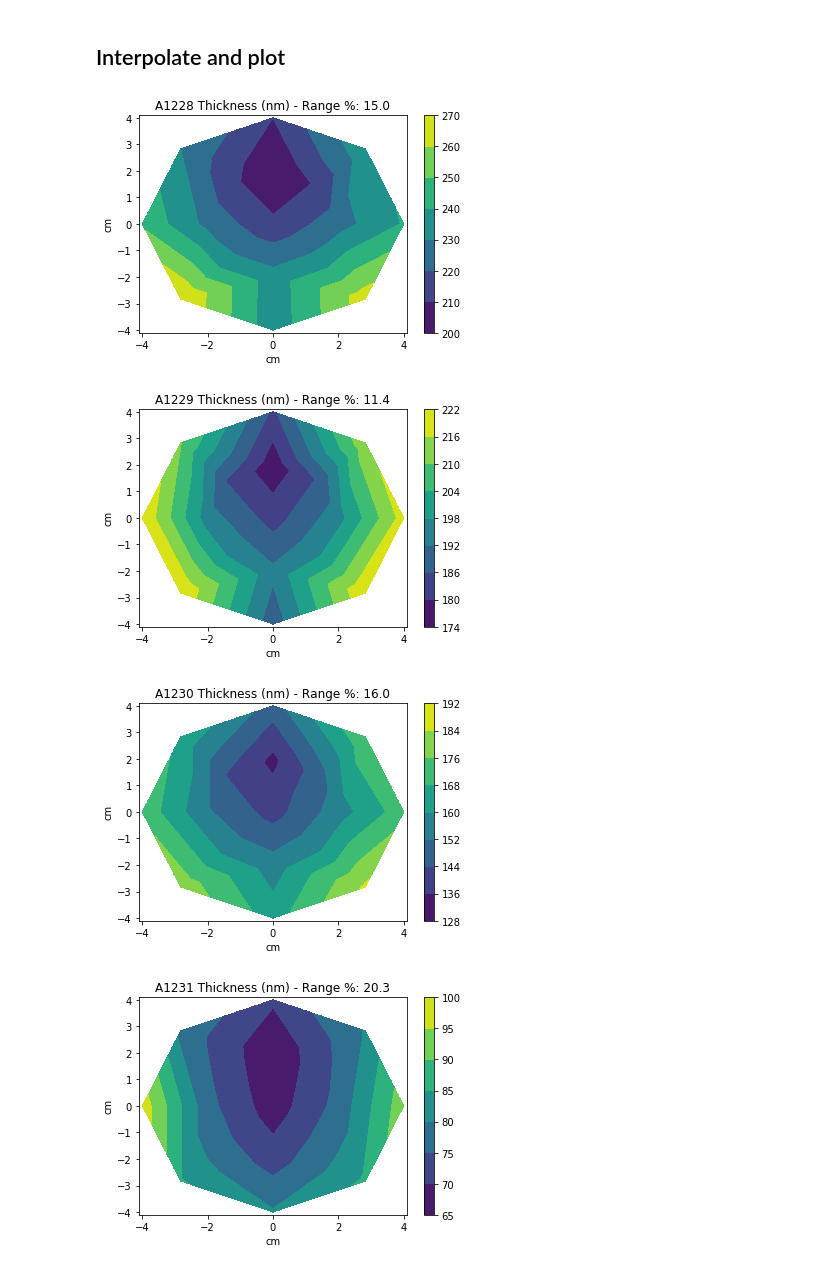
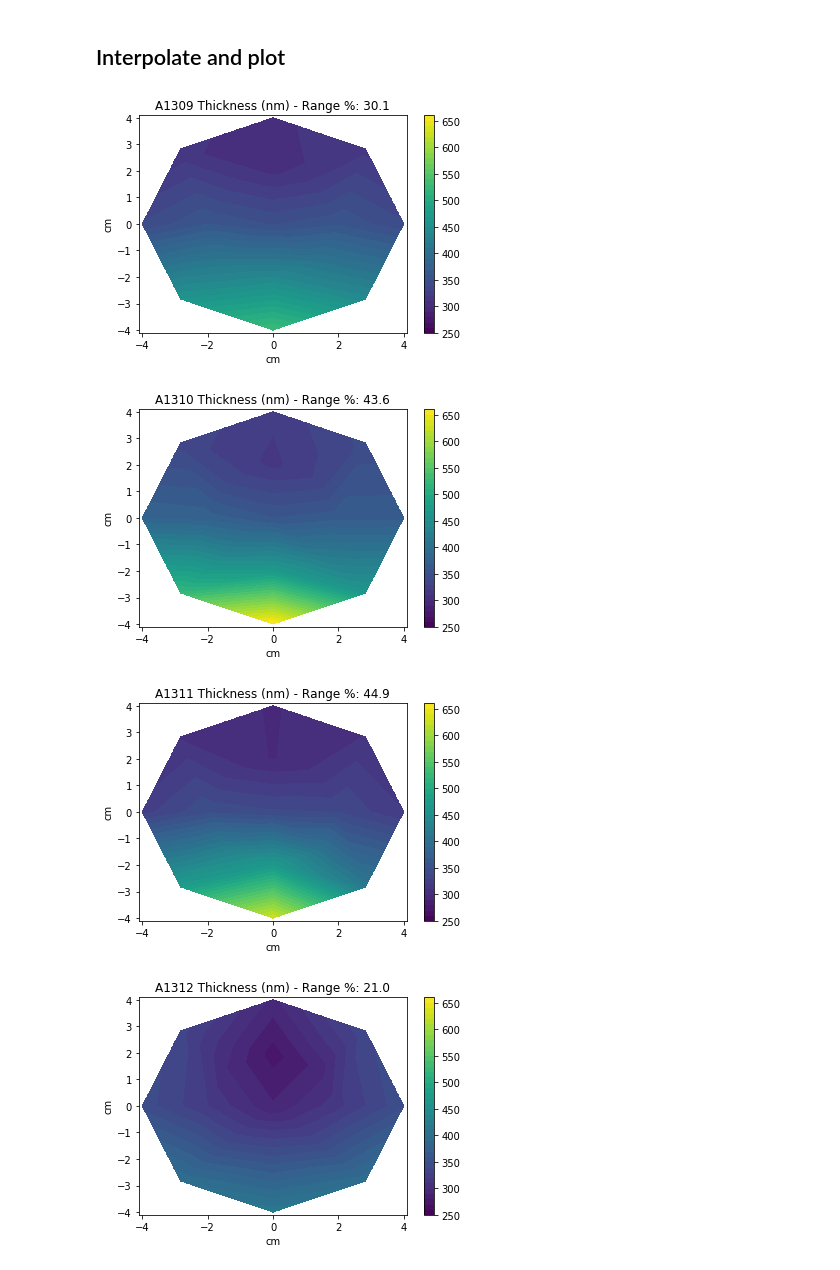
Before and after one commit to orlando-trejo/Dasgroupta, a Jupyter notebook: Ellipsometry/wafer_map.ipynb, the cells around one changed output. Drawn from its saved outputs; the diff is of its cells as text; code cells hidden in the pictures.

Commit message:
updated notebook with plots

```diff
--- a/Ellipsometry/wafer_map.ipynb
+++ b/Ellipsometry/wafer_map.ipynb
@@ -15,7 +15,7 @@ from matplotlib.ticker import MaxNLocator
 ## Import and clean data
 # %%
 # Import raw data from excel file and collect sheet names
-data = pd.ExcelFile('20180419_SnO2.xlsx')
+data = pd.ExcelFile('20180518_ZTO.xlsx')
 samples = data.sheet_names
 
 # Get x and y coordinates from ellipsometry map
@@ -44,20 +44,21 @@ xi,yi = np.meshgrid(xi,yi)
 ## Interpolate and plot
 # %%
 #fig, ax = plt.subplots(nrows=2, ncols=2)
-#levels = MaxNLocator(nbins=100).tick_values(125.71, 590.11)
+levels = MaxNLocator(nbins=50).tick_values(250, 655)
 
 # Interpolate using three different methods and plot
 for i in range(0, len(samples)):
     zi = griddata((x, y), df[samples[i]], (xi, yi), method='linear')
     rng = (df[samples[i]].max()-df[samples[i]].min())/df[samples[i]].mean()/2*100
-    plt.contourf(xi, yi, zi)
+    plt.contourf(xi, yi, zi, levels=levels)
     plt.xlabel('cm')
     plt.ylabel('cm')
     plt.colorbar()
     plt.title('{} Thickness (nm) - Range %: {}'.format(samples[i], np.round(rng,1)))
+    plt.savefig(samples[i], dpi=300)
     plt.show()
 # %% [output]
-[figure, old version]
+[figure, new version]
-[figure, old version]
+[figure, new version]
-[figure, old version]
+[figure, new version]
-[figure, old version]
+[figure, new version]
```
Also changed, not shown: parts of 5 cells of this notebook, 8 other files.
